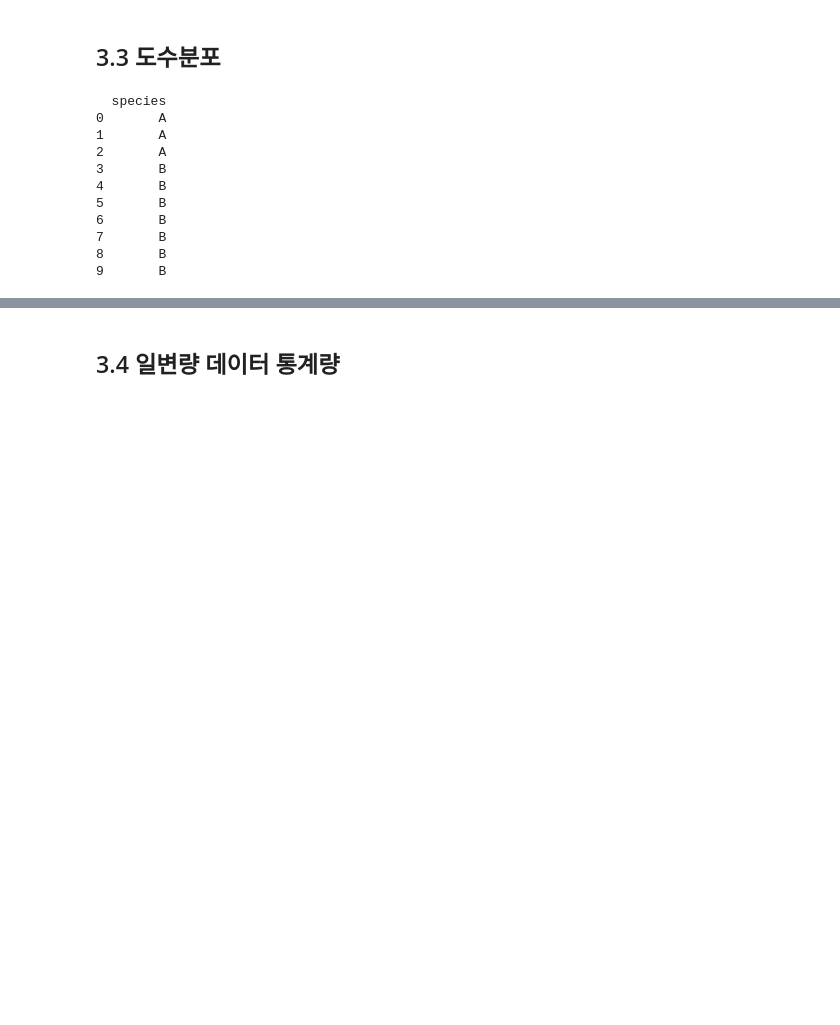
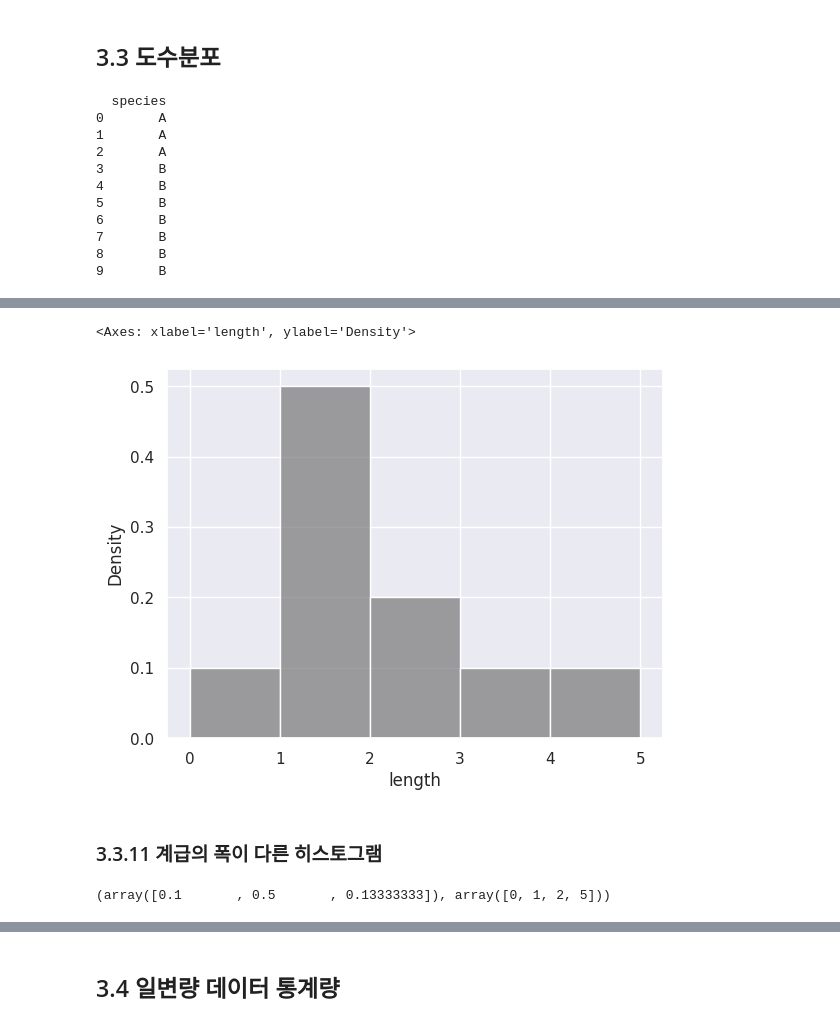
Before and after one commit to M4XJUNG/book-python-stats-2nd, a Jupyter notebook: learn_statistics_by_python.ipynb, the cells around one changed output, grey strips where cells are left out. Cells and saved outputs as stored; diff of their text form; code cells hidden in the pictures; blank space fills up the shorter version.

```diff
--- a/learn_statistics_by_python.ipynb
+++ b/learn_statistics_by_python.ipynb
@@ -358,0 +506,12 @@ print(category_data)
+# %%
+sns.histplot(x = 'length', data = numeric_data, color = 'gray', bins = np.arange(0, 6, 1), stat = 'density')
+# %% [output]
+<Axes: xlabel='length', ylabel='Density'>
+[figure, added]
+# %% [markdown]
+### 3.3.11 계급의 폭이 다른 히스토그램
+# %%
+np.histogram(numeric_data.length, bins = np.array([0, 1, 2, 5]),
+             density = True)
+# %% [output]
+(array([0.1       , 0.5       , 0.13333333]), array([0, 1, 2, 5]))
```
Also changed, not shown: parts of 34 cells of this notebook.
